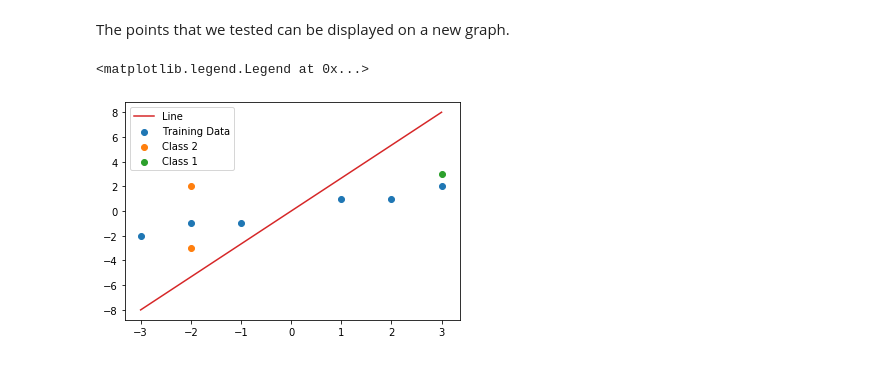
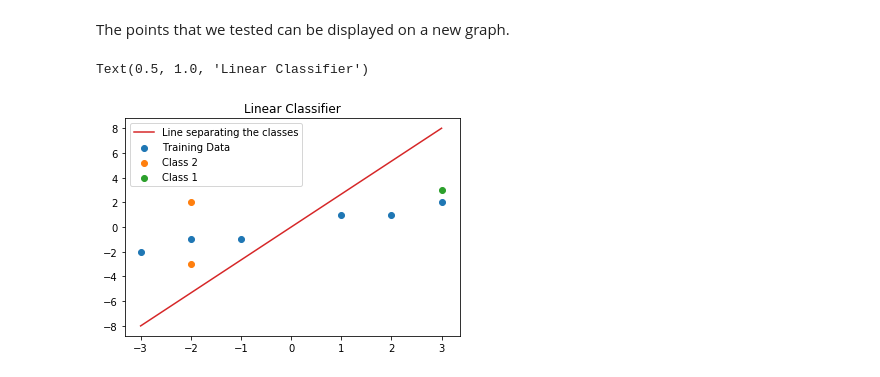
Before and after one commit to love-bees/dataHacker, a Jupyter notebook: LDA_3.ipynb, the cells around one changed output. Saved outputs shown, nothing was run; the diff lists cells and outputs as text; code cells hidden in the pictures.

```diff
--- a/LDA_3.ipynb
+++ b/LDA_3.ipynb
@@ -169,12 +172,13 @@ The points that we tested can be displayed on a new graph.
 # %%
 # plotting the dataset along with the new points
 
 plt.scatter(X[:,0], X[:,1])
 plt.scatter(x1_test[0,0], x1_test[0,1], c='C1')
 plt.scatter(x2_test[0,0], x2_test[0,1], c=u'C2')
 plt.scatter(x3_test[0,0], x3_test[0,1], c=u'C1');
 plt.plot(np.linspace(-3,3), np.linspace(-1,1)*float(clf.coef_[0][1])+float(clf.coef_[0][0]), color='C3')
-plt.legend(['Line', 'Training Data', 'Class 2', 'Class 1'])
+plt.legend(['Line separating the classes', 'Training Data', 'Class 2', 'Class 1'])
+plt.title('Linear Classifier')
 # %% [output]
-<matplotlib.legend.Legend at 0x...>
+Text(0.5, 1.0, 'Linear Classifier')
-[figure, old version]
+[figure, new version]
```
Also changed, not shown: parts of 10 cells of this notebook.
